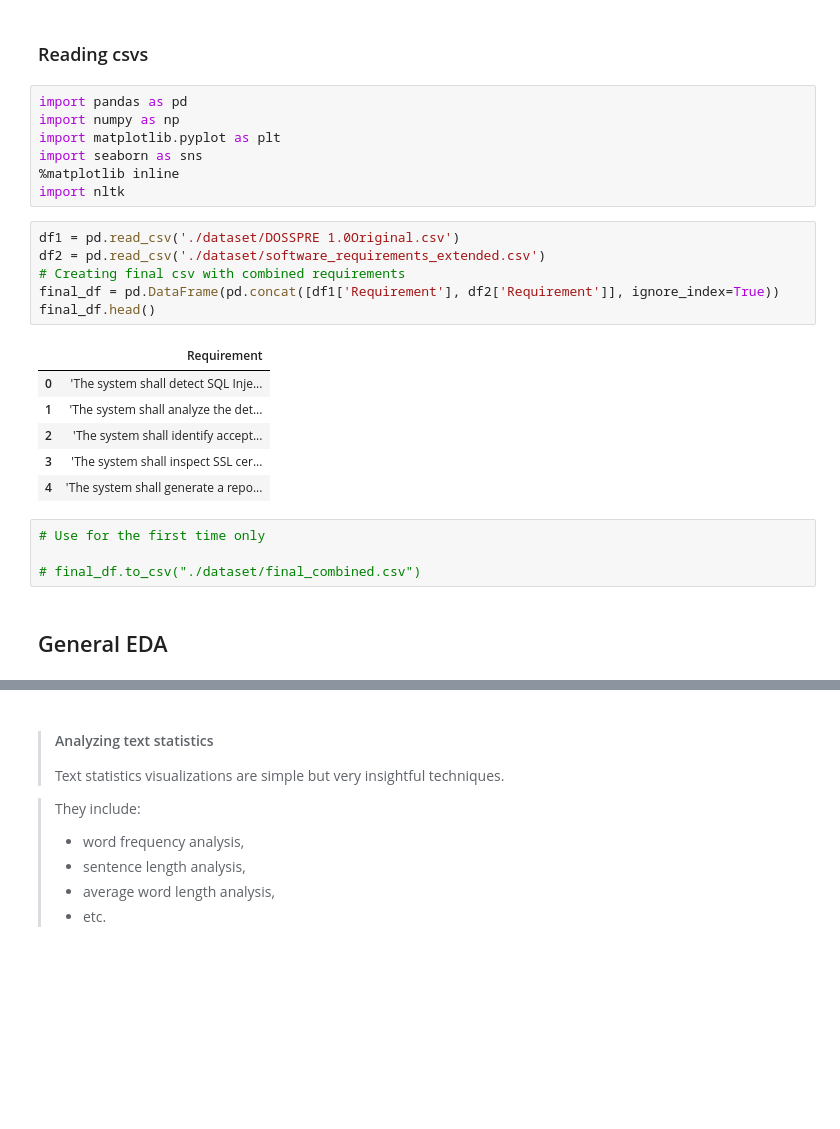
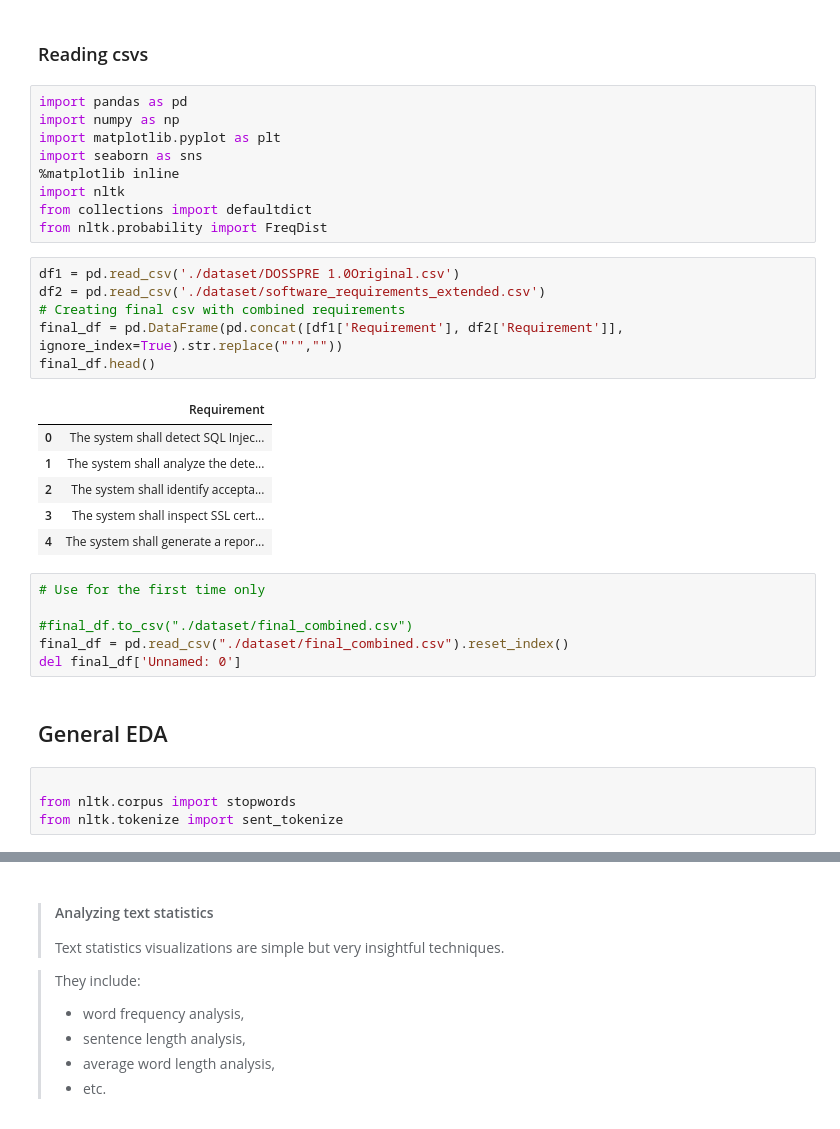
Before and after one commit to priyanshujha98/Cloud-Service-Recommender, a Jupyter notebook: code.ipynb, the cells around one changed output, grey strips where cells are left out. Cells and saved outputs as stored; diff of their text form; blank space fills up the shorter version.

```diff
--- a/code.ipynb
+++ b/code.ipynb
@@ -7,22 +7,30 @@ import matplotlib.pyplot as plt
 import seaborn as sns
 %matplotlib inline
 import nltk
+from collections import defaultdict
+from nltk.probability import FreqDist
 # %%
 df1 = pd.read_csv('./dataset/DOSSPRE 1.0Original.csv')
 df2 = pd.read_csv('./dataset/software_requirements_extended.csv')
 # Creating final csv with combined requirements
-final_df = pd.DataFrame(pd.concat([df1['Requirement'], df2['Requirement']], ignore_index=True))
+final_df = pd.DataFrame(pd.concat([df1['Requirement'], df2['Requirement']], ignore_index=True).str.replace("'",""))
 final_df.head()
 # %% [output]
 |  | Requirement |
-| 0 | 'The system shall detect SQL Inje... |
-| 1 | 'The system shall analyze the det... |
-| 2 | 'The system shall identify accept... |
-| 3 | 'The system shall inspect SSL cer... |
-| 4 | 'The system shall generate a repo... |
+| 0 | The system shall detect SQL Injec... |
+| 1 | The system shall analyze the dete... |
+| 2 | The system shall identify accepta... |
+| 3 | The system shall inspect SSL cert... |
+| 4 | The system shall generate a repor... |
 # %%
 # Use for the first time only
 
-# final_df.to_csv("./dataset/final_combined.csv")
+#final_df.to_csv("./dataset/final_combined.csv")
+final_df = pd.read_csv("./dataset/final_combined.csv").reset_index()
+del final_df['Unnamed: 0']
 # %% [markdown]
 ## General EDA
+# %%
+
+from nltk.corpus import stopwords
+from nltk.tokenize import sent_tokenize
```
Also changed, not shown: parts of 16 cells of this notebook, 1 other file.
